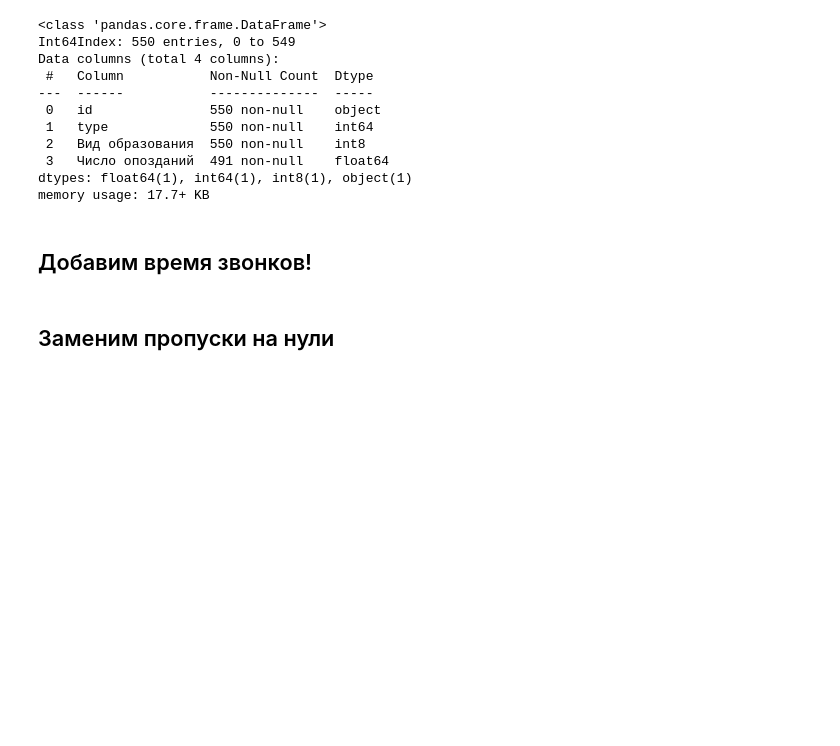
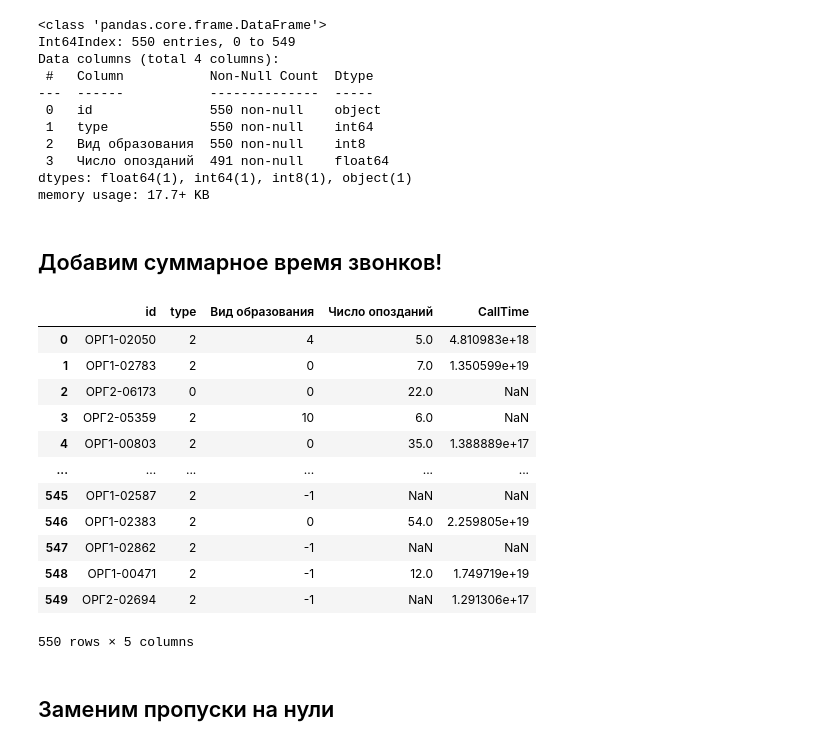
Before and after one commit to genalll/mlsport2, a Jupyter notebook: baseline.ipynb, the cells around one changed output. Drawn from its saved outputs; the diff is of its cells as text; code cells hidden in the pictures; blank space fills up the shorter version.

Commit message:
Добавил суммарное время звонков.

```diff
--- a/baseline.ipynb
+++ b/baseline.ipynb
@@ -166,7 +166,30 @@ Data columns (total 4 columns):
 dtypes: float64(1), int64(1), int8(1), object(1)
 memory usage: 17.7+ KB
 # %% [markdown]
-## Добавим время звонков!
+## Добавим суммарное время звонков!
+# %%
+def str_to_float(str):
+    str=str.replace(',','')
+    return float(str)
+
+df_calls['CallTime']=df_calls['CallTime'].map(str_to_float)
+CallTime=pd.DataFrame(df_calls.groupby('id')['CallTime'].sum()).reset_index()
+df_train = pd.merge(df_train, CallTime , on="id", how='left')
+df_train
+# %% [output]
+|  | id | type | Вид образования | Число опозданий | CallTime |
+| 0 | ОРГ1-02050 | 2 | 4 | 5.0 | 4.810983e+18 |
+| 1 | ОРГ1-02783 | 2 | 0 | 7.0 | 1.350599e+19 |
+| 2 | ОРГ2-06173 | 0 | 0 | 22.0 | NaN |
+| 3 | ОРГ2-05359 | 2 | 10 | 6.0 | NaN |
+| 4 | ОРГ1-00803 | 2 | 0 | 35.0 | 1.388889e+17 |
+| ... | ... | ... | ... | ... | ... |
+| 545 | ОРГ1-02587 | 2 | -1 | NaN | NaN |
+| 546 | ОРГ1-02383 | 2 | 0 | 54.0 | 2.259805e+19 |
+| 547 | ОРГ1-02862 | 2 | -1 | NaN | NaN |
+| 548 | ОРГ1-00471 | 2 | -1 | 12.0 | 1.749719e+19 |
+| 549 | ОРГ2-02694 | 2 | -1 | NaN | 1.291306e+17 |
+550 rows × 5 columns
 # %% [markdown]
 ## Заменим пропуски на нули
 # %%
```
Also changed, not shown: parts of 8 cells of this notebook, 1 other file.
